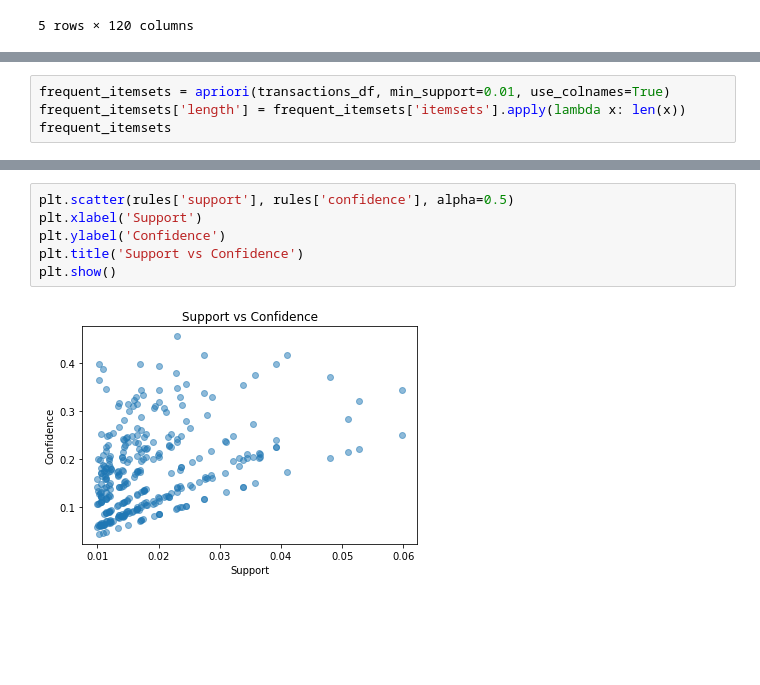
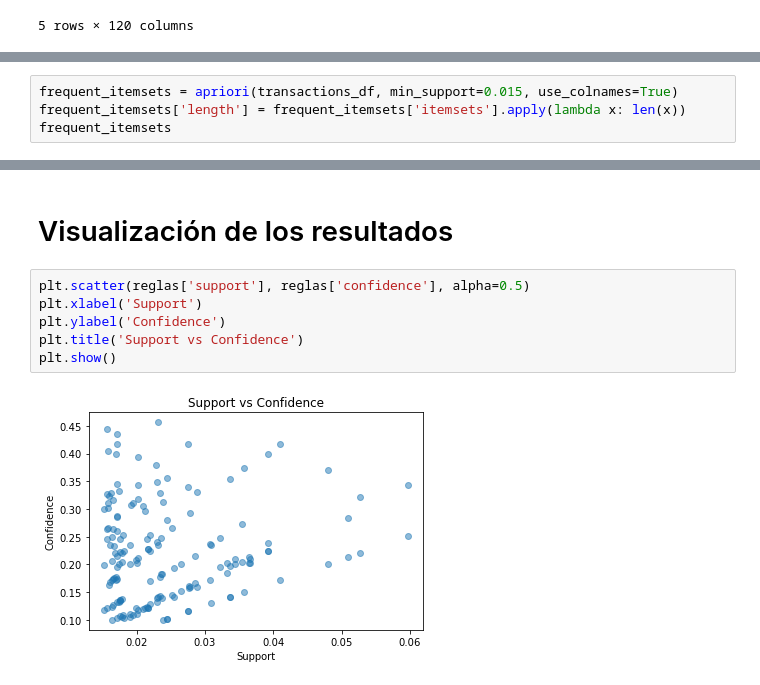
Before and after one commit to Alf-caput/LAB02_ReglasYPatronesSecuenciales, a Jupyter notebook: Practica_1_Reglas_de_Asociacion_Ruben.ipynb, the cells around one changed output, grey strips where cells are left out. Cells and saved outputs as stored; diff of their text form; blank space fills up the shorter version.

```diff
--- a/Practica_1_Reglas_de_Asociacion_Ruben.ipynb
+++ b/Practica_1_Reglas_de_Asociacion_Ruben.ipynb
@@ -108,5 +108,5 @@ k2.head()
 # %%
-frequent_itemsets = apriori(transactions_df, min_support=0.01, use_colnames=True)
+frequent_itemsets = apriori(transactions_df, min_support=0.015, use_colnames=True)
 frequent_itemsets['length'] = frequent_itemsets['itemsets'].apply(lambda x: len(x))
 frequent_itemsets
 # %% [output]
@@ -199,8 +257,10 @@ $\textbf{Interpretación y Acciones Sugeridas}$
+# %% [markdown]
+# Visualización de los resultados
 # %%
-plt.scatter(rules['support'], rules['confidence'], alpha=0.5)
+plt.scatter(reglas['support'], reglas['confidence'], alpha=0.5)
 plt.xlabel('Support')
 plt.ylabel('Confidence')
 plt.title('Support vs Confidence')
 plt.show()
 # %% [output]
-[figure, old version]
+[figure, new version]
```
Also changed, not shown: parts of 14 cells of this notebook.
